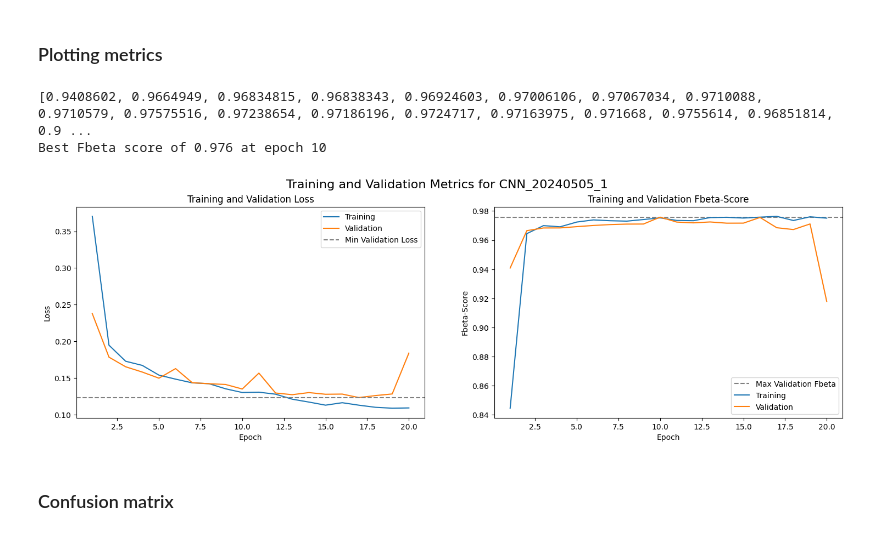
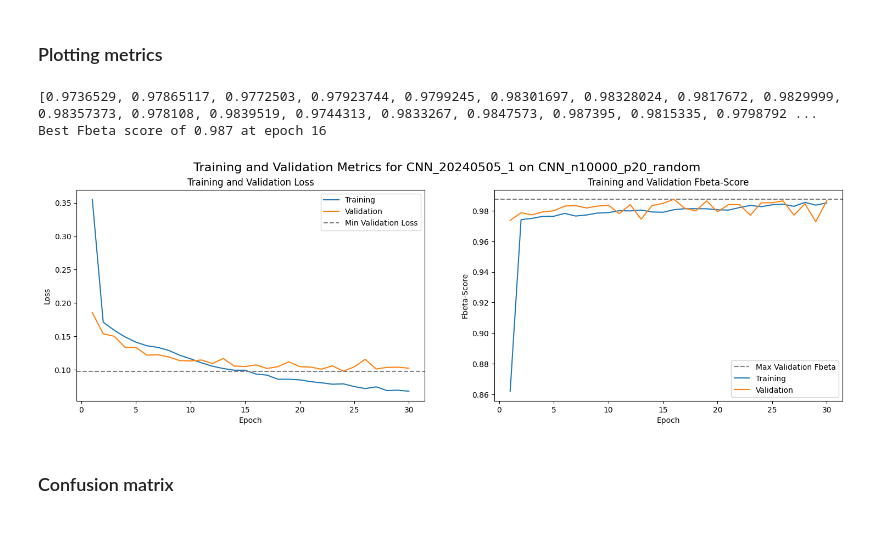
Before and after one commit to 9helix/GMNmeteorNet, a Jupyter notebook: MLmodel.ipynb, the cells around one changed output. Drawn from its saved outputs; the diff is of its cells as text; code cells hidden in the pictures.

```diff
--- a/MLmodel.ipynb
+++ b/MLmodel.ipynb
@@ -388,7 +390,7 @@ _________________________________________________________________
 # %%
 # saving model architecture
 json_config = model.to_json()
-with open(f"models/{model_name}_config.json", "w") as json_file:
+with open(f"models/configs/{model_name}_config.json", "w") as json_file:
     json_file.write(json_config)
 # %% [markdown]
 ### Model architecture loading
@@ -424,7 +426,7 @@ _________________________________________________________________
 # %% [markdown]
 ### Training
 # %%
-EPOCHS = 20
+EPOCHS = 30
 
 # this is to store model weights after each epoch
 checkpoint_callback = tf.keras.callbacks.ModelCheckpoint(
@@ -456,5 +457,0 @@ Epoch 20/20
-# %%
-model.save(f"models/{model_name}.keras")
-
-with open(f"models/{model_name}_history.pkl", "wb") as f:
-    pickle.dump(history, f)
@@ -489,3 +457,0 @@ _________________________________________________________________
-# %%
-with open("models/CNN_20240618_3_history.pkl", "rb") as f:
-    history = pickle.load(f)
@@ -525,38 +475,38 @@ print(
 
 epoch_range = range(1, len(loss) + 1)
 plt.figure(figsize=(18, 5))
-plt.suptitle(f"Training and Validation Metrics for {model._name}", fontsize=16)
+plt.suptitle(f"Training and Validation Metrics for {model._name} on {dataset_name}", fontsize=16)
 
 
 # Loss Plot
 plt.subplot(1, 2, 1)
 plt.plot(epoch_range, loss, label="Training")
 plt.plot(epoch_range, val_loss, label="Validation")
 plt.axhline(y=min(val_loss), color="grey", linestyle="--", label="Min Validation Loss")
 plt.title("Training and Validation Loss")
 plt.xlabel("Epoch")
 plt.ylabel("Loss")
 plt.legend()
 
 # Recall Plot
 plt.subplot(1, 2, 2)
 # plot horizontal line at max(val_beta2)
 plt.axhline(
     y=max(val_fbeta2), color="grey", linestyle="--", label="Max Validation Fbeta"
 )
 plt.plot(epoch_range, fbeta2, label="Training")
 plt.plot(epoch_range, val_fbeta2, label="Validation")
 plt.title("Training and Validation Fbeta-Score")
 plt.xlabel("Epoch")
 plt.ylabel("Fbeta-Score")
 plt.legend()
 
 # plt.savefig(f"models/plots/CNN_n10000_p20_l10_random_median/{model._name}_results.png")
 plt.show()
 # %% [output]
-[0.9408602, 0.9664949, 0.96834815, 0.96838343, 0.96924603, 0.97006106, 0.97067034, 0.9710088, 0.9710579, 0.97575516, 0.97238654, 0.97186196, 0.9724717, 0.97163975, 0.971668, 0.9755614, 0.96851814, 0.9 ...
-Best Fbeta score of 0.976 at epoch 10
+[0.9736529, 0.97865117, 0.9772503, 0.97923744, 0.9799245, 0.98301697, 0.98328024, 0.9817672, 0.9829999, 0.98357373, 0.978108, 0.9839519, 0.9744313, 0.9833267, 0.9847573, 0.987395, 0.9815335, 0.9798792 ...
+Best Fbeta score of 0.987 at epoch 16
-[figure, old version]
+[figure, new version]
 # %% [markdown]
 ### Confusion matrix
 # %%
```
Also changed, not shown: parts of 26 cells of this notebook, 17 other files.
